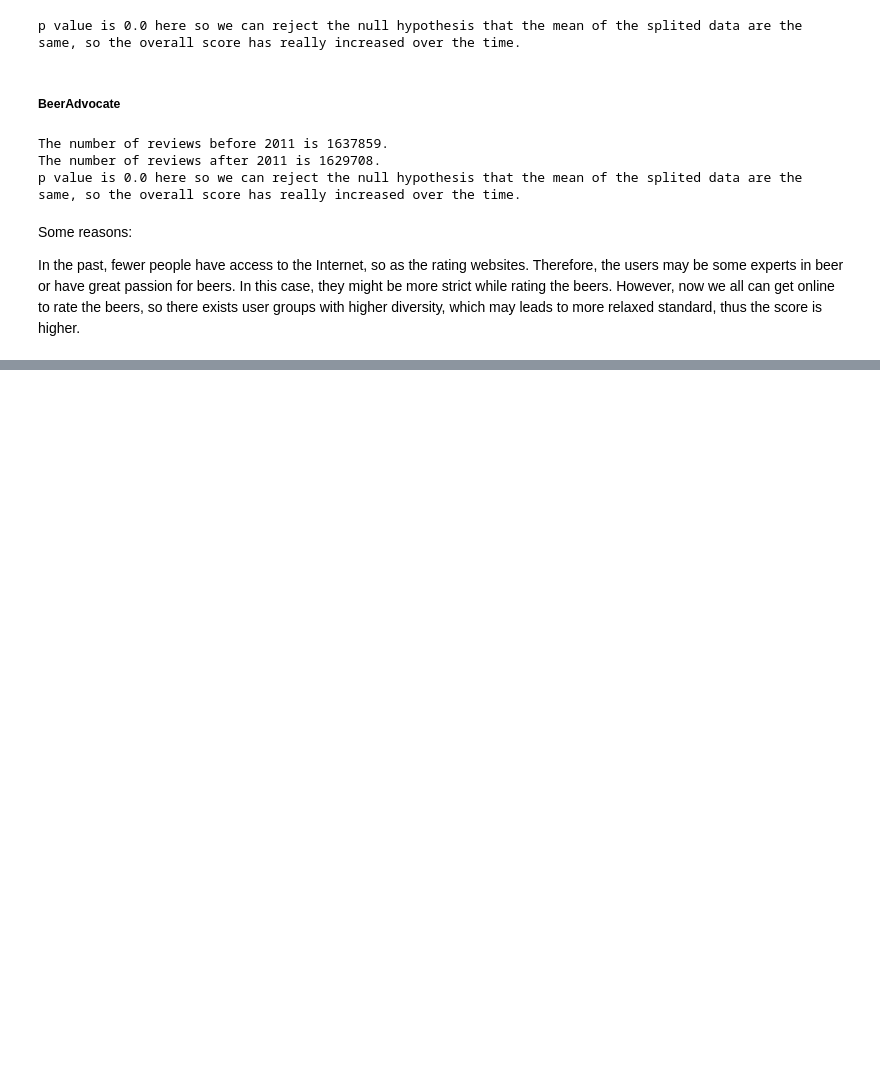
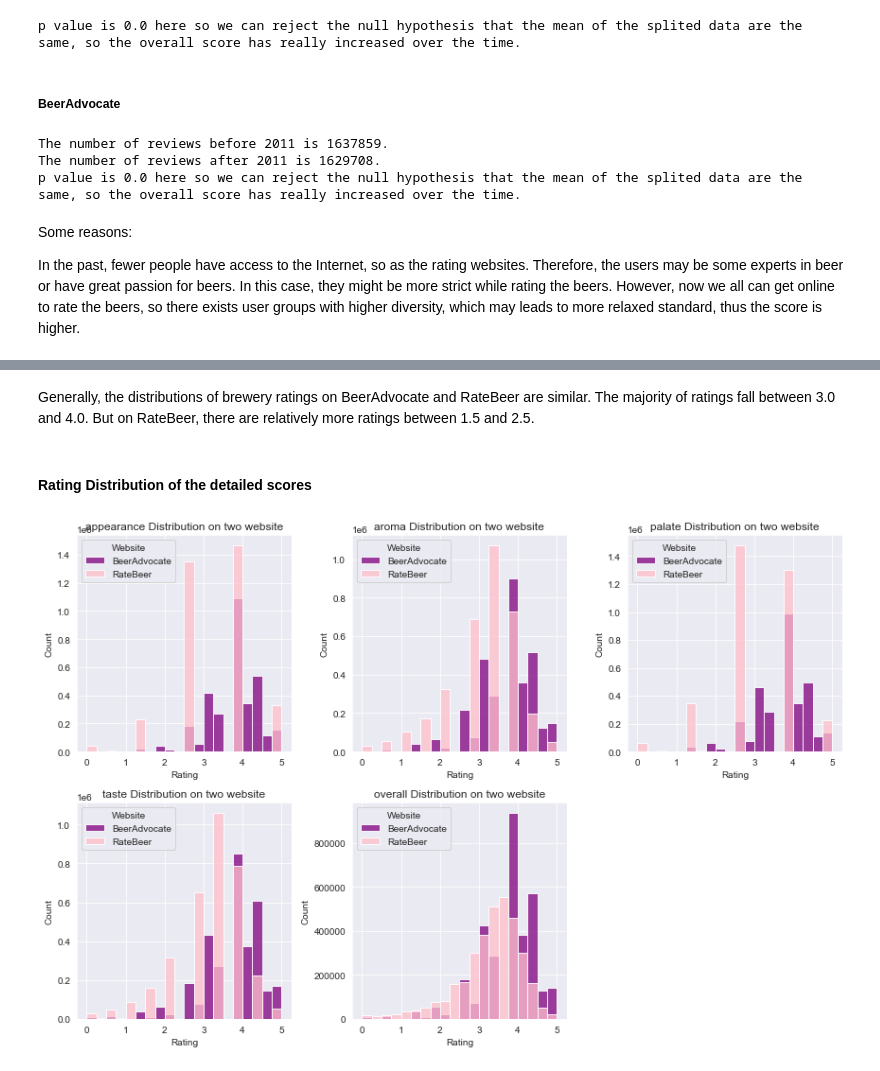
Before and after one commit to PeterYYZhang/2022, a Jupyter notebook: projectM1/Project2_final.ipynb, the cells around one changed output, grey strips where cells are left out. Saved outputs shown, nothing was run; the diff lists cells and outputs as text; code cells hidden in the pictures; blank space fills up the shorter version.

```diff
--- a/projectM1/Project2_final.ipynb
+++ b/projectM1/Project2_final.ipynb
@@ -734,0 +1115,19 @@ However, now we all can get online to rate the beers, so there exists user group
+# %%
+#creating subplots
+ax=plt.subplots()
+
+#plotting columns
+ax=sns.histplot(data=df_rating_ba, x='rating', color = 'purple', binwidth=0.25, label='x')
+ax=sns.histplot(data=df_rating_rb, x='rating', color = 'pink', binwidth=0.25)
+
+# setting figure legend
+plt.legend(title='Website', loc='upper left', labels=['BeerAdvocate', 'RateBeer'])
+
+#renaming the axes
+ax.set(xlabel="Rating", ylabel="Count")
+
+# setting figute title
+ax.set_title("Rating Distribution on two website")
+
+# visualizing illustration
+plt.show()
@@ -734,0 +1171,32 @@ However, now we all can get online to rate the beers, so there exists user group
+# %% [markdown]
+Generally, the distributions of brewery ratings on BeerAdvocate and RateBeer are similar. The majority of ratings fall between 3.0 and 4.0. But on RateBeer, there are relatively more ratings between 1.5 and 2.5.
+# %% [markdown]
+#### Rating Distribution of the detailed scores
+# %%
+data_title = ['appearance', 'aroma','palate','taste','overall']
+plt.figure(figsize=(12,8))
+
+
+for index, i in enumerate(data_title):
+
+    #creating subplots
+    ax=plt.subplot(2,3,index+1)
+
+    #plotting columns
+    ax=sns.histplot(data=df_rating_ba, x=i, color = 'purple', binwidth=0.25, label='x')
+    ax=sns.histplot(data=df_rating_rb, x=i, color = 'pink', binwidth=0.25)
+
+    # setting figure legend
+    plt.legend(title='Website', loc='upper left', labels=['BeerAdvocate', 'RateBeer'])
+
+    #renaming the axes
+    ax.set(xlabel="Rating", ylabel="Count")
+
+    # setting figute title
+    ax.set_title(f"{i} Distribution on two website")
+
+    # visualizing illustration
+plt.tight_layout()
+plt.show()
+# %% [output]
+[figure, added]
```
Also changed, not shown: parts of 108 cells of this notebook.
